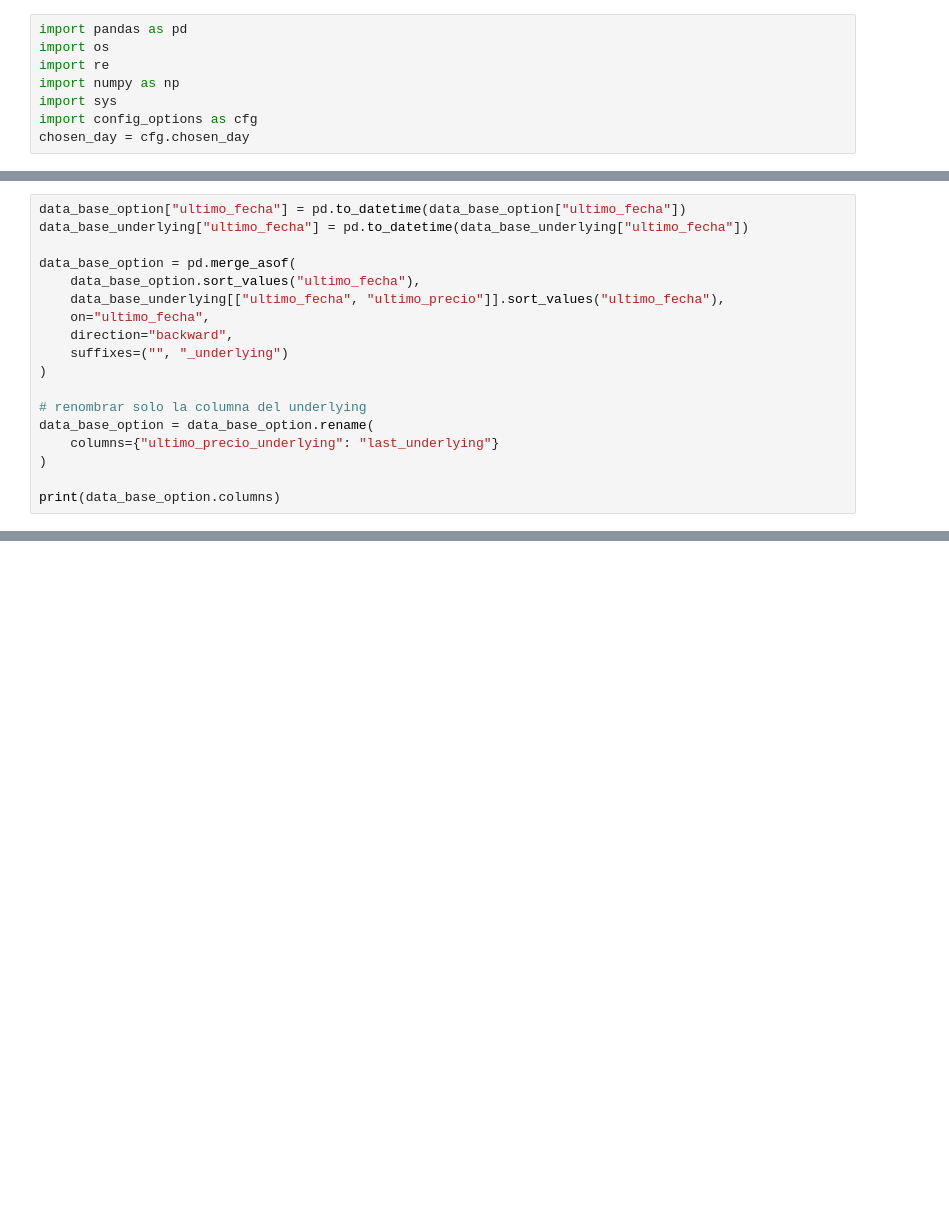
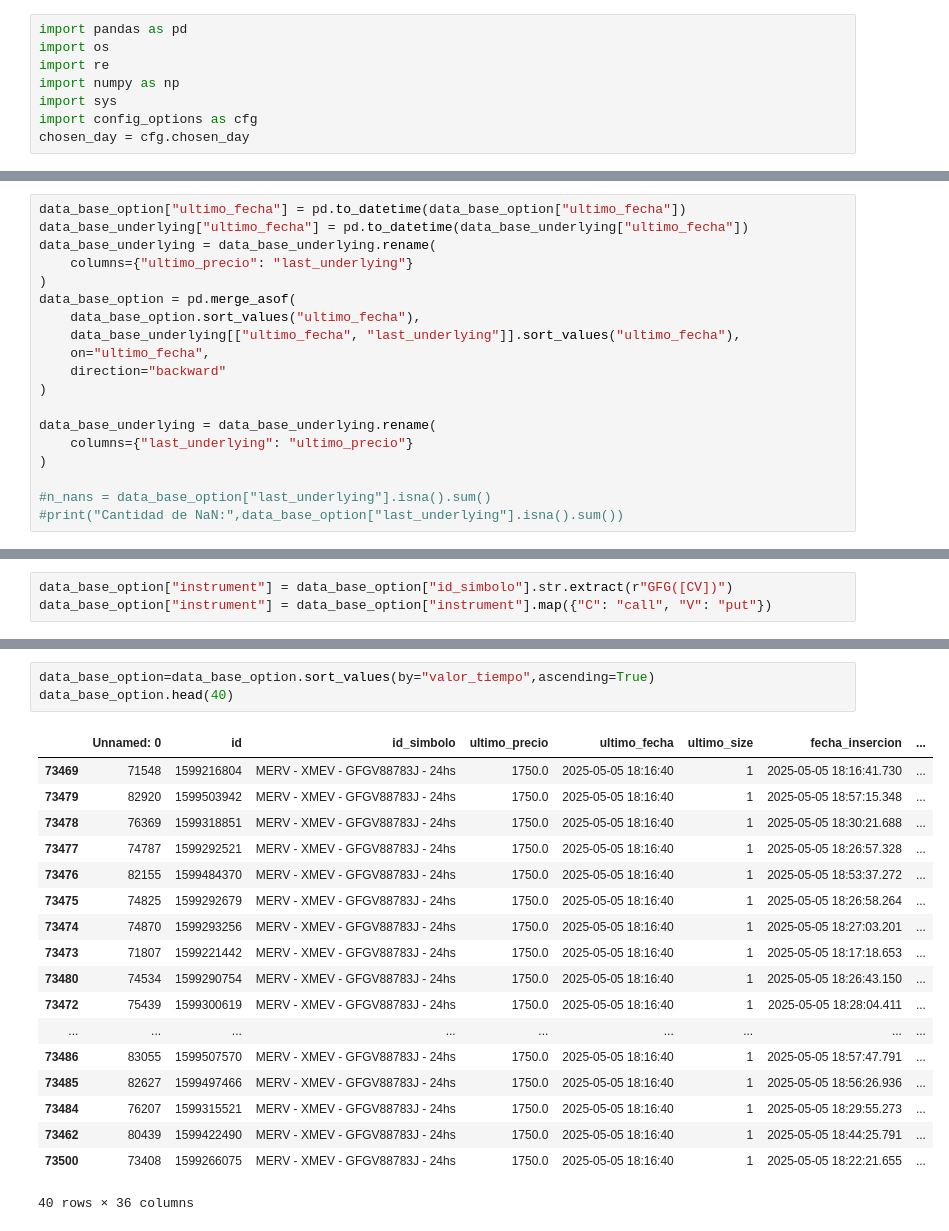
Before and after one commit to pedrovelazquez-mh/options_project, a Jupyter notebook: code/cleaning.ipynb, the cells around one changed output, grey strips where cells are left out. Drawn from its saved outputs; the diff is of its cells as text; blank space fills up the shorter version.

```diff
--- a/code/cleaning.ipynb
+++ b/code/cleaning.ipynb
@@ -30,18 +27,19 @@ data_base_underlying.head(4)
 # %%
 data_base_option["ultimo_fecha"] = pd.to_datetime(data_base_option["ultimo_fecha"])
 data_base_underlying["ultimo_fecha"] = pd.to_datetime(data_base_underlying["ultimo_fecha"])
-
+data_base_underlying = data_base_underlying.rename(
+    columns={"ultimo_precio": "last_underlying"}
+)
 data_base_option = pd.merge_asof(
     data_base_option.sort_values("ultimo_fecha"),
-    data_base_underlying[["ultimo_fecha", "ultimo_precio"]].sort_values("ultimo_fecha"),
+    data_base_underlying[["ultimo_fecha", "last_underlying"]].sort_values("ultimo_fecha"),
     on="ultimo_fecha",
-    direction="backward",
-    suffixes=("", "_underlying")
+    direction="backward"
 )
 
-# renombrar solo la columna del underlying
-data_base_option = data_base_option.rename(
-    columns={"ultimo_precio_underlying": "last_underlying"}
+data_base_underlying = data_base_underlying.rename(
+    columns={"last_underlying": "ultimo_precio"}
 )
 
-print(data_base_option.columns)
+#n_nans = data_base_option["last_underlying"].isna().sum()
+#print("Cantidad de NaN:",data_base_option["last_underlying"].isna().sum())
@@ -58,0 +46,3 @@ Index(['Unnamed: 0', 'id', 'id_simbolo', 'ultimo_precio_x', 'ultimo_fecha',
+# %%
+data_base_option["instrument"] = data_base_option["id_simbolo"].str.extract(r"GFG([CV])")
+data_base_option["instrument"] = data_base_option["instrument"].map({"C": "call", "V": "put"})
@@ -59 +108,23 @@ Index(['Unnamed: 0', 'id', 'id_simbolo', 'ultimo_precio_x', 'ultimo_fecha',
+# %%
+data_base_option=data_base_option.sort_values(by="valor_tiempo",ascending=True)
+data_base_option.head(40)
+# %% [output]
+|  | Unnamed: 0 | id | id_simbolo | ultimo_precio | ultimo_fecha | ultimo_size | fecha_insercion | ... |
+| 73469 | 71548 | 1599216804 | MERV - XMEV - GFGV88783J - 24hs | 1750.0 | 2025-05-05 18:16:40 | 1 | 2025-05-05 18:16:41.730 | ... |
+| 73479 | 82920 | 1599503942 | MERV - XMEV - GFGV88783J - 24hs | 1750.0 | 2025-05-05 18:16:40 | 1 | 2025-05-05 18:57:15.348 | ... |
+| 73478 | 76369 | 1599318851 | MERV - XMEV - GFGV88783J - 24hs | 1750.0 | 2025-05-05 18:16:40 | 1 | 2025-05-05 18:30:21.688 | ... |
+| 73477 | 74787 | 1599292521 | MERV - XMEV - GFGV88783J - 24hs | 1750.0 | 2025-05-05 18:16:40 | 1 | 2025-05-05 18:26:57.328 | ... |
+| 73476 | 82155 | 1599484370 | MERV - XMEV - GFGV88783J - 24hs | 1750.0 | 2025-05-05 18:16:40 | 1 | 2025-05-05 18:53:37.272 | ... |
+| 73475 | 74825 | 1599292679 | MERV - XMEV - GFGV88783J - 24hs | 1750.0 | 2025-05-05 18:16:40 | 1 | 2025-05-05 18:26:58.264 | ... |
+| 73474 | 74870 | 1599293256 | MERV - XMEV - GFGV88783J - 24hs | 1750.0 | 2025-05-05 18:16:40 | 1 | 2025-05-05 18:27:03.201 | ... |
+| 73473 | 71807 | 1599221442 | MERV - XMEV - GFGV88783J - 24hs | 1750.0 | 2025-05-05 18:16:40 | 1 | 2025-05-05 18:17:18.653 | ... |
+| 73480 | 74534 | 1599290754 | MERV - XMEV - GFGV88783J - 24hs | 1750.0 | 2025-05-05 18:16:40 | 1 | 2025-05-05 18:26:43.150 | ... |
+| 73472 | 75439 | 1599300619 | MERV - XMEV - GFGV88783J - 24hs | 1750.0 | 2025-05-05 18:16:40 | 1 | 2025-05-05 18:28:04.411 | ... |
+| ... | ... | ... | ... | ... | ... | ... | ... | ... |
+| 73486 | 83055 | 1599507570 | MERV - XMEV - GFGV88783J - 24hs | 1750.0 | 2025-05-05 18:16:40 | 1 | 2025-05-05 18:57:47.791 | ... |
+| 73485 | 82627 | 1599497466 | MERV - XMEV - GFGV88783J - 24hs | 1750.0 | 2025-05-05 18:16:40 | 1 | 2025-05-05 18:56:26.936 | ... |
+| 73484 | 76207 | 1599315521 | MERV - XMEV - GFGV88783J - 24hs | 1750.0 | 2025-05-05 18:16:40 | 1 | 2025-05-05 18:29:55.273 | ... |
+| 73462 | 80439 | 1599422490 | MERV - XMEV - GFGV88783J - 24hs | 1750.0 | 2025-05-05 18:16:40 | 1 | 2025-05-05 18:44:25.791 | ... |
+| 73500 | 73408 | 1599266075 | MERV - XMEV - GFGV88783J - 24hs | 1750.0 | 2025-05-05 18:16:40 | 1 | 2025-05-05 18:22:21.655 | ... |
+40 rows × 36 columns
 # %%
```
Also changed, not shown: parts of 5 cells of this notebook.
